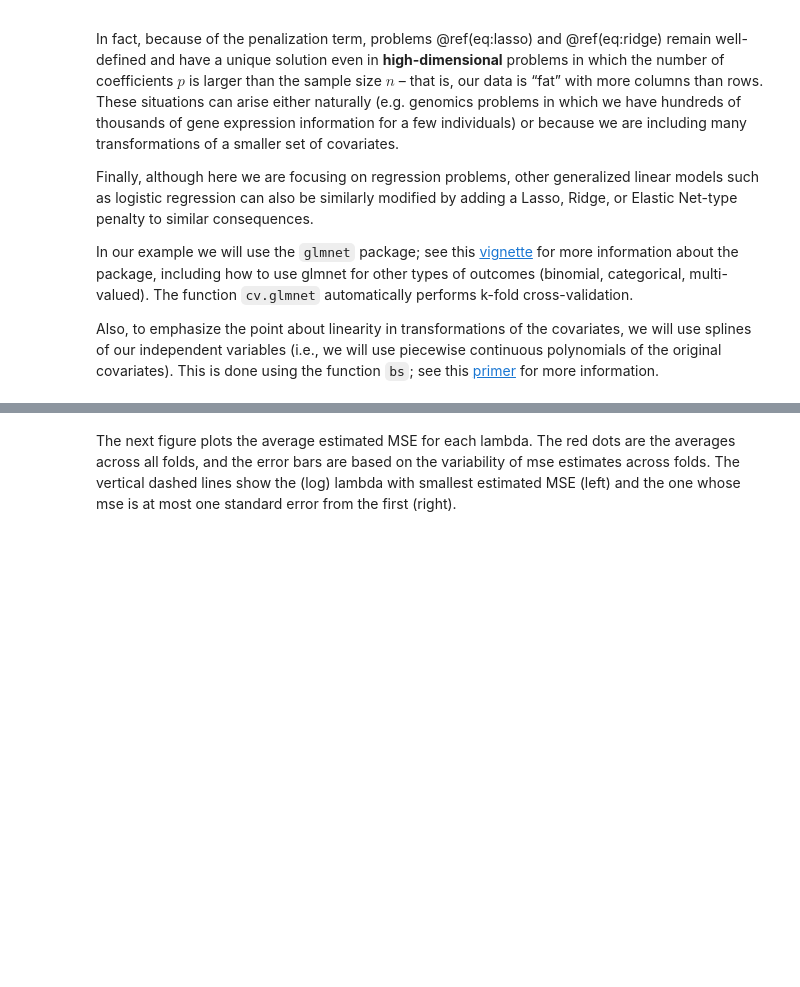
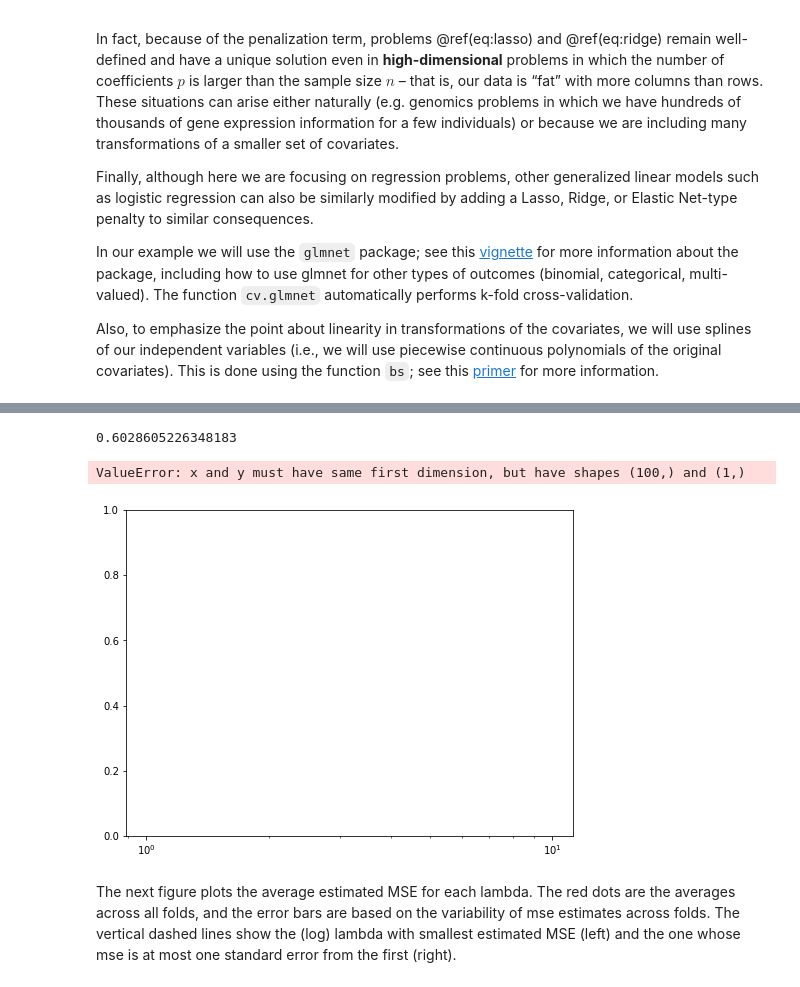
Before and after one commit to alexanderquispe/ml_book, a Jupyter notebook: Untitled-1.ipynb, the cells around one changed output, grey strips where cells are left out. Drawn from its saved outputs; the diff is of its cells as text; code cells hidden in the pictures; blank space fills up the shorter version.

```diff
--- a/Untitled-1.ipynb
+++ b/Untitled-1.ipynb
@@ -327,3 +407,46 @@ Also, to emphasize the point about linearity in transformations of the covariate
+# %%
+from sklearn.metrics import mean_squared_error
+
+
+lasso = Lasso()
+alphas = np.logspace(np.log10(1e-8), np.log10(1e-1), 100)
+
+
+
+tuned_parameters = [{"alpha": alphas}]
+n_folds = 10
+
+clf = GridSearchCV(lasso, tuned_parameters, cv=n_folds, refit= True)
+clf.fit(X, Y)
+pred = clf.predict(X)
+mse = mean_squared_error(Y, pred)
+# %%
+mse
+# %% [output]
+0.6028605226348183
+# %%
+scores = clf.cv_results_["mean_test_score"]
+scores_std = clf.cv_results_["std_test_score"]
+plt.figure().set_size_inches(8, 6)
+plt.semilogx(alphas, mse)
+
+
+# plot error lines showing +/- std. errors of the scores
+std_error = scores_std / np.sqrt(n_folds)
+
+plt.semilogx(alphas, mse + std_error, "b--")
+plt.semilogx(alphas, mse - std_error, "b--")
+
+# alpha=0.2 controls the translucency of the fill color
+plt.fill_between(alphas, mse + std_error, mse - std_error, alpha=0.2)
+
+plt.ylabel("CV mse +/- std error")
+plt.xlabel("alpha")
+plt.axhline(np.max(mse), linestyle="--", color=".5")
+plt.xlim([alphas[0], alphas[-1]])
+# %% [output]
+ValueError: x and y must have same first dimension, but have shapes (100,) and (1,)
+[figure, added]
 # %% [markdown]
 The next figure plots the average estimated MSE for each lambda. The red dots are the averages across all folds, and the error bars are based on the variability of mse estimates across folds. The vertical dashed lines show the (log) lambda with smallest estimated MSE (left) and the one whose mse is at most one standard error from the first (right).
 # %% [markdown]
```
Also changed, not shown: parts of 6 cells of this notebook.
